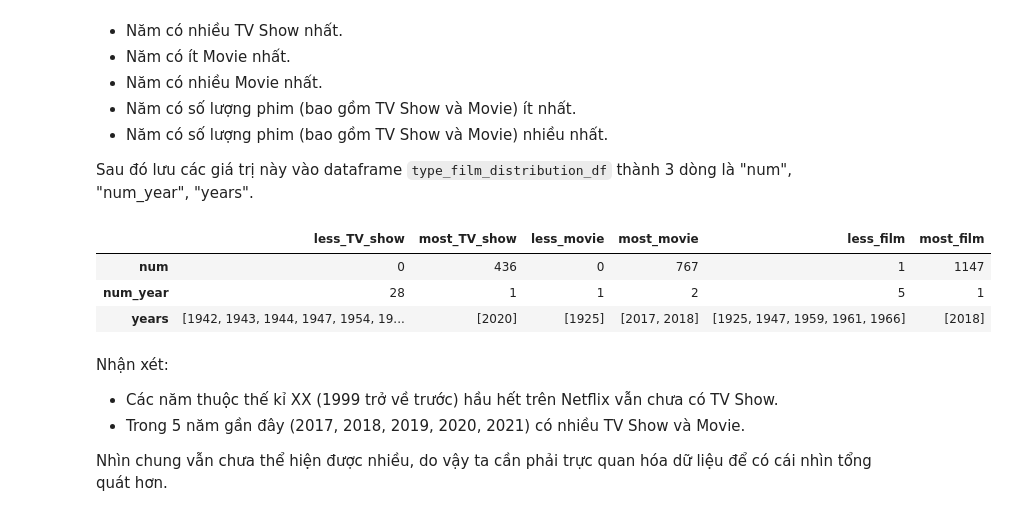
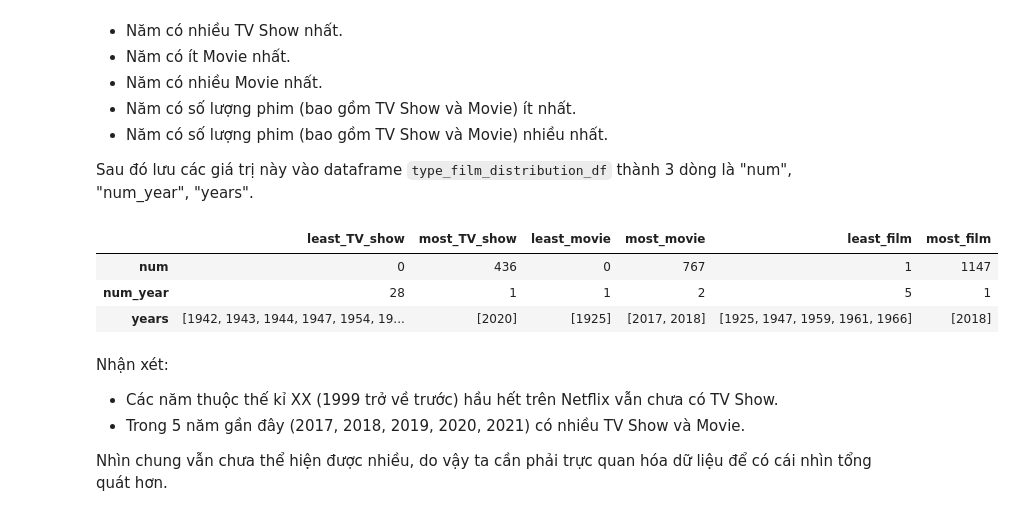
Before and after one commit to vt-khang/LTCKHDL-FinalProject, a Jupyter notebook: DNCK.ipynb, the cells around one changed output. Cells and saved outputs as stored; diff of their text form; code cells hidden in the pictures.

```diff
--- a/DNCK.ipynb
+++ b/DNCK.ipynb
@@ -377,20 +377,20 @@ Sau đó lưu các giá trị này vào dataframe `type_film_distribution_df` th
 # %%
 def less_col(col):
     x = type_film_df.loc[type_film_df[col] == type_film_df[col].min()].index
     return [type_film_df[col].min(), len(x), list(x)]
 def most_col(col):
     x = type_film_df.loc[type_film_df[col] == type_film_df[col].max()].index
     return [type_film_df[col].max(), len(x), list(x)]
 
-type_film_distribution_df = pd.DataFrame({'less_TV_show': less_col('TV Show'),
+type_film_distribution_df = pd.DataFrame({'least_TV_show': less_col('TV Show'),
                                          'most_TV_show': most_col('TV Show'),
-                                         'less_movie': less_col('Movie'),
+                                         'least_movie': less_col('Movie'),
                                          'most_movie': most_col('Movie'),
-                                         'less_film': less_col('Film'),
+                                         'least_film': less_col('Film'),
                                          'most_film': most_col('Film')}, index=['num','num_year','years'])
 type_film_distribution_df
 # %% [output]
-|  | less_TV_show | most_TV_show | less_movie | most_movie | less_film | most_film |
+|  | least_TV_show | most_TV_show | least_movie | most_movie | least_film | most_film |
 | num | 0 | 436 | 0 | 767 | 1 | 1147 |
 | num_year | 28 | 1 | 1 | 2 | 5 | 1 |
 | years | [1942, 1943, 1944, 1947, 1954, 19... | [2020] | [1925] | [2017, 2018] | [1925, 1947, 1959, 1961, 1966] | [2018] |
```
Also changed, not shown: parts of 12 cells of this notebook.
